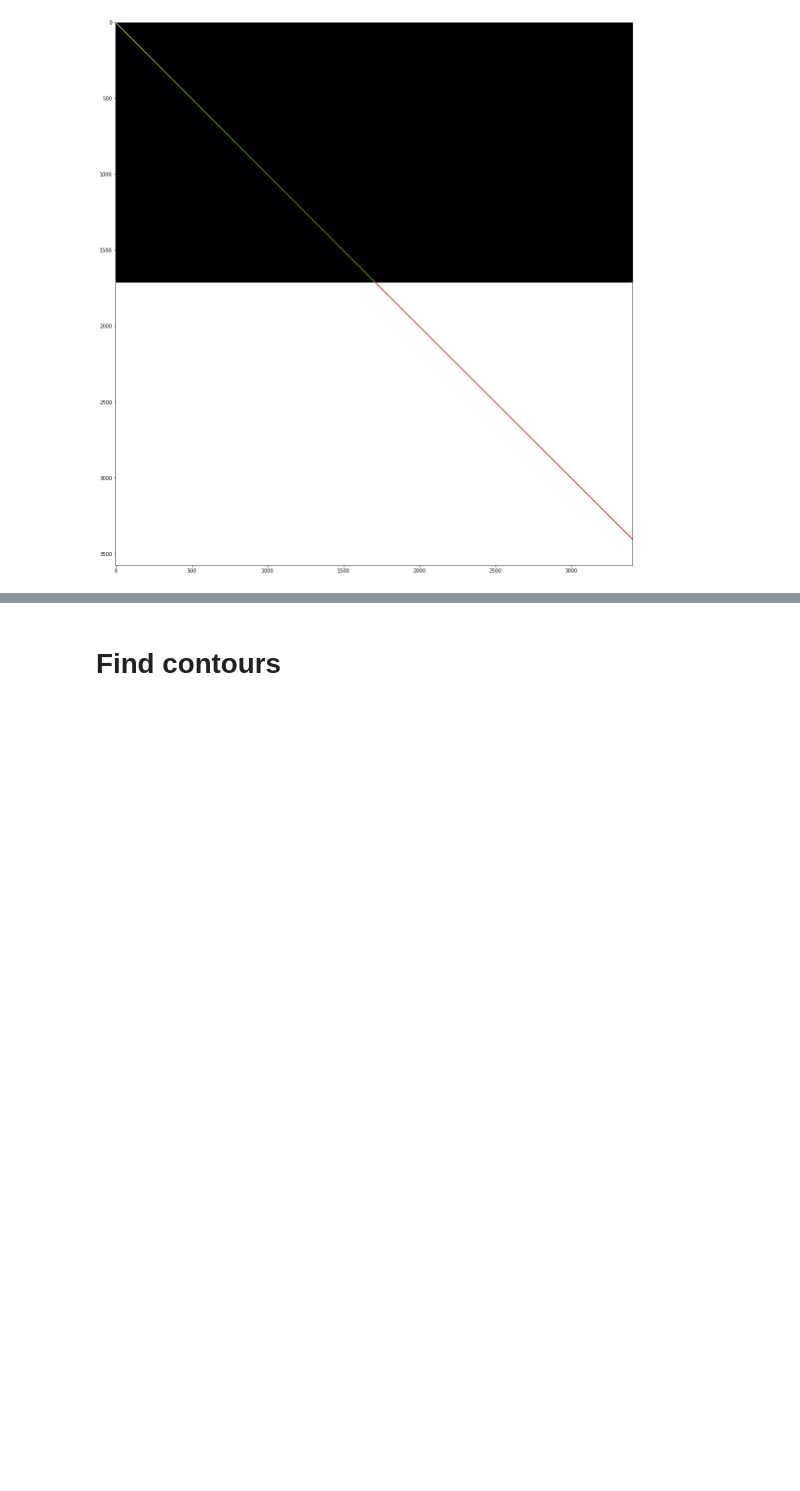
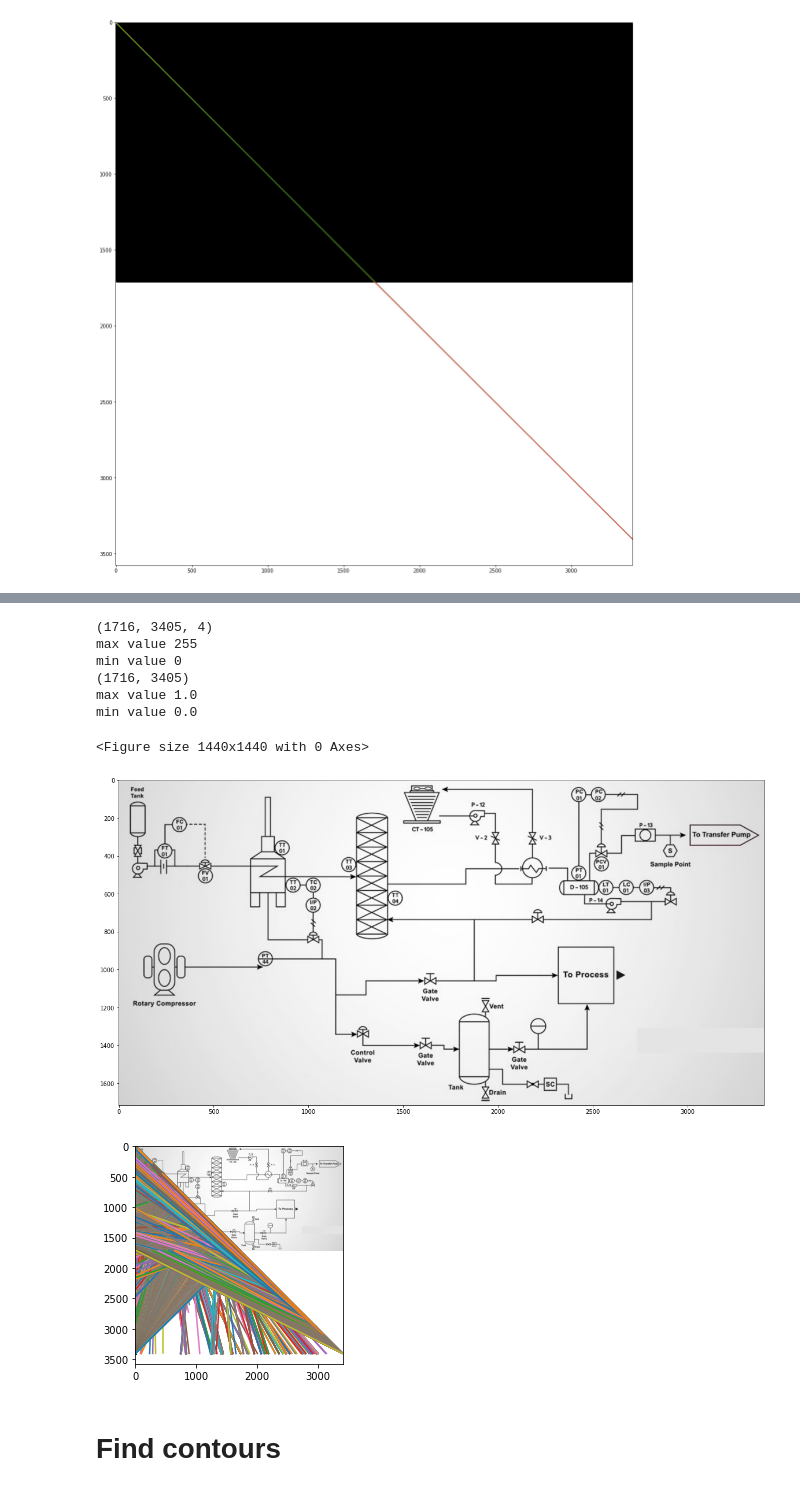
Before and after one commit to synthetica-ai/pid-digitization, a Jupyter notebook: Line_detection_PID_digitization.ipynb, the cells around one changed output, grey strips where cells are left out. Saved outputs shown, nothing was run; the diff lists cells and outputs as text; code cells hidden in the pictures; blank space fills up the shorter version.

```diff
--- a/Line_detection_PID_digitization.ipynb
+++ b/Line_detection_PID_digitization.ipynb
@@ -227,0 +376,2 @@ for line in ver:
+# %%
+hor, ver, all_lines = find_lines('realpars_p_id_diag_mod.png')
@@ -228,3 +387,19 @@ for line in ver:
+# %%
+plt.figure(figsize=(20,20))
+imgGray = prepare_image('realpars_p_id_diag_mod.png')
+plt.imshow(imgGray, cmap='gray')
+for line in all_lines:
+    plt.plot([line.a.x, line.a.y], [line.b.x, line.b.y])
+# %% [output]
+(1716, 3405, 4)
+max value 255
+min value 0
+(1716, 3405)
+max value 1.0
+min value 0.0
+<Figure size 1440x1440 with 0 Axes>
+[figure, added]
+[figure, added]
 # %% [markdown]
 # Find contours
 # %%
```
Also changed, not shown: parts of 2 cells of this notebook.
